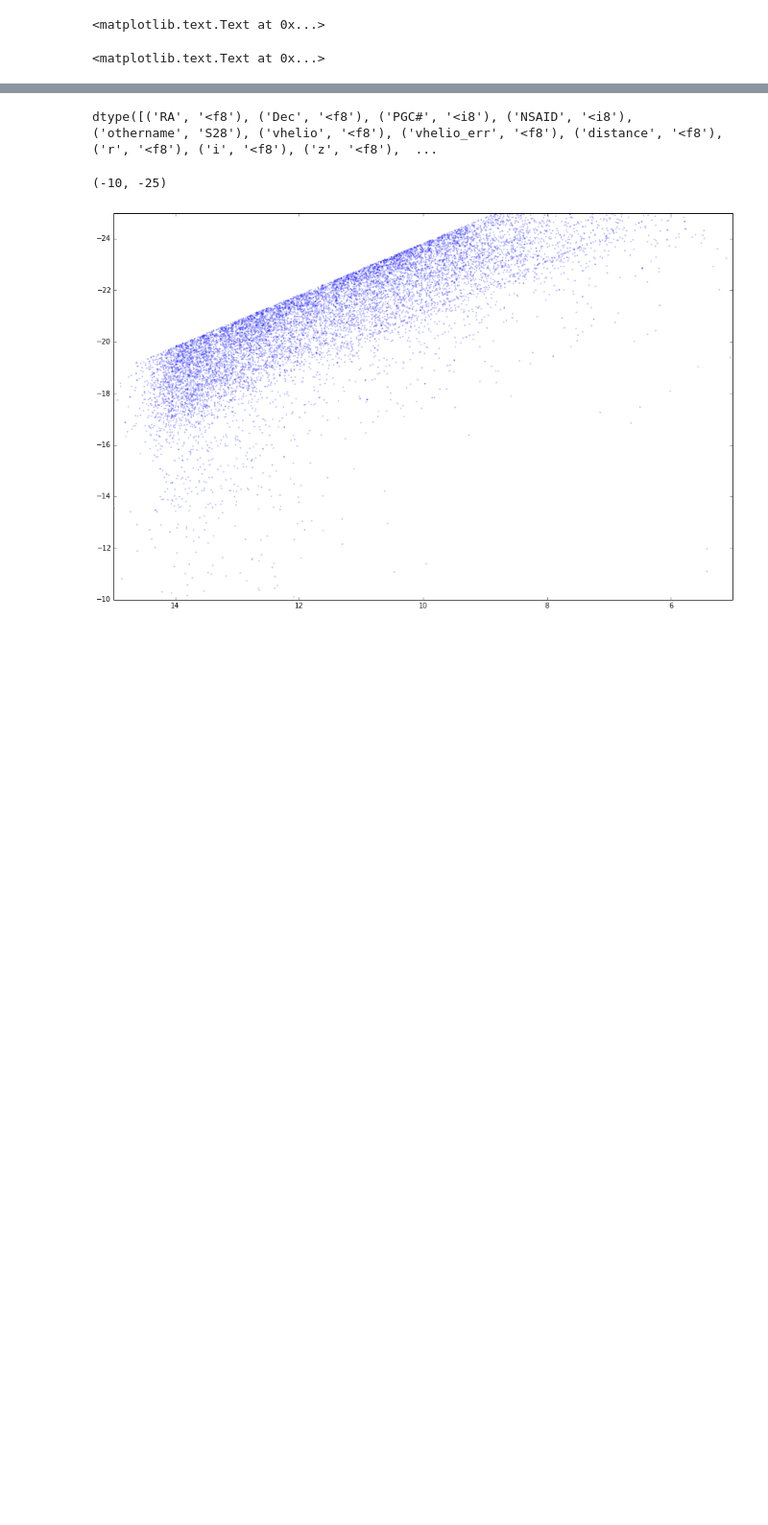
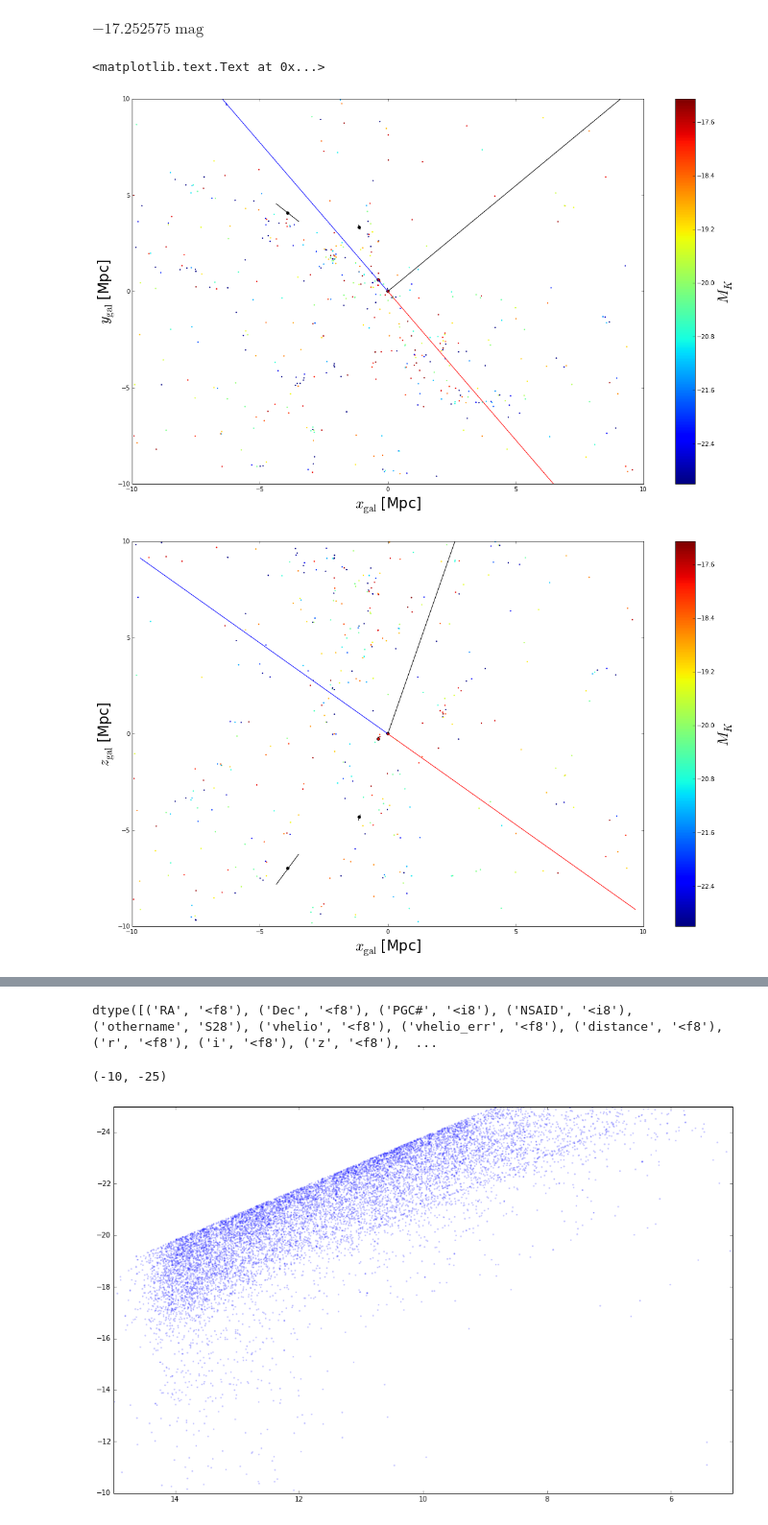
Before and after one commit to eteq/piscdwarfs_hst, a Jupyter notebook: Context.ipynb, the cells around one changed output, grey strips where cells are left out. Shown at 96% size. Cells and saved outputs as stored; diff of their text form; code cells hidden in the pictures; blank space fills up the shorter version.

```diff
--- a/Context.ipynb
+++ b/Context.ipynb
@@ -20,3 +21,11 @@ PiscB = SkyCoord('01h19m11.7s', '+11d7m18.22s', distance=Distance(distmod=np.arr
+# %%
+#distances from MCMC
+npz = np.load('PiscAB_distances.npz')
+piscA_dist = npz['piscA_dist_Mpc']*u.Mpc
+piscB_dist = npz['piscB_dist_Mpc']*u.Mpc
+
+PiscA = SkyCoord('00h14m46s', '+10d48m47.01s', distance=Distance(np.percentile(piscA_dist, [50, 10, 90]), u.Mpc))
+PiscB = SkyCoord('01h19m11.7s', '+11d7m18.22s', distance=Distance(np.percentile(piscB_dist, [50, 10, 90]), u.Mpc))
 # %%
 m31 = SkyCoord(SkyCoord.from_name('M31'), distance=750*u.kpc)
 # %%
@@ -35,6 +44,12 @@ mlsc = SkyCoord(mml['RA']*u.deg, mml['Dec']*u.deg, distance=Distance(mml['distan
 mlcart = mlsc.cartesian
 mlgcart = mlsc.galactic.cartesian
 Kabsm = mml['K'] - mlsc.distance.distmod
+# %%
+twomasslimit = 13.5*u.mag-Distance(2**0.5*10*u.Mpc).distmod
+mlgcomplmsk = Kabsm < twomasslimit.value
+twomasslimit
+# %% [output]
+$-17.252575 \; \mathrm{mag}$
 # %%
 %matplotlib osx
 
@@ -63,24 +79,52 @@ ax.set_zlabel(r'$z_{\rm gal}$ [Mpc]', fontsize=24)
 # %% [output]
 <matplotlib.text.Text at 0x...>
 # %%
-%matplotlib osx
+%matplotlib inline
 
-fig = plt.figure()
-ax = fig.add_subplot(111, projection='3d')
+rcParams['figure.figsize'] = (16, 10)
+rcParams['image.interpolation'] = 'none'
+rcParams['image.origin'] = 'lower'
 
-ax.scatter3D(mlgcart.x, mlgcart.y, mlgcart.z, edgecolor='none', c=Kabsm, s=5,vmin=-23, vmax=-12)
-#plt.colorbar().set_label('$M_K$', fontsize=24)
-ax.scatter3D(PiscA.galactic.cartesian.x[:1], PiscA.galactic.cartesian.y[:1], PiscA.galactic.cartesian.z[:1], color='k')
-ax.plot3D(PiscA.galactic.cartesian.x[1:], PiscA.galactic.cartesian.y[1:], PiscA.galactic.cartesian.z[1:], color='k')
-ax.scatter3D(PiscB.galactic.cartesian.x[:1], PiscB.galactic.cartesian.y[:1], PiscB.galactic.cartesian.z[:1], color='k')
-ax.plot3D(PiscB.galactic.cartesian.x[1:], PiscB.galactic.cartesian.y[1:], PiscB.galactic.cartesian.z[1:], color='k')
-ax.scatter3D([m31.galactic.cartesian.x.to(u.Mpc).value, 0], [m31.galactic.cartesian.y.to(u.Mpc).value, 0],c='r')
+mlgmsk = slice(None)
 
-ax.set_xlim(-10, 10)
-ax.set_ylim(-10, 10)
-ax.set_zlim(-10, 10)
-ax.set_xlabel(r'$x_{\rm gal}$ [Mpc]', fontsize=24)
-ax.set_ylabel(r'$y_{\rm gal}$ [Mpc]', fontsize=24)
-ax.set_zlabel(r'$z_{\rm gal}$ [Mpc]', fontsize=24)
+plt.scatter(mlgcart.x[mlgcomplmsk], mlgcart.y[mlgcomplmsk], edgecolor='none',
+            c=Kabsm[mlgcomplmsk], s=5,vmin=-23, vmax=twomasslimit.value)
+plt.colorbar().set_label('$M_K$', fontsize=24)
+plt.scatter(PiscA.galactic.cartesian.x[:1], PiscA.galactic.cartesian.y[:1], color='k')
+plt.plot(PiscA.galactic.cartesian.x[1:], PiscA.galactic.cartesian.y[1:], color='k')
+plt.scatter(PiscB.galactic.cartesian.x[:1], PiscB.galactic.cartesian.y[:1], color='k')
+plt.plot(PiscB.galactic.cartesian.x[1:], PiscB.galactic.cartesian.y[1:], color='k')
+plt.scatter([m31.galactic.cartesian.x.to(u.Mpc).value, 0], [m31.galactic.cartesian.y.to(u.Mpc).value, 0],c='r')
+
+plt.plot(local_void_sc.galactic.cartesian.x, local_void_sc.galactic.cartesian.y, color='k')
+plt.plot(north_sc.galactic.cartesian.x, north_sc.galactic.cartesian.y, color='b')
+plt.plot(south_sc.galactic.cartesian.x, south_sc.galactic.cartesian.y, color='r')
+
+plt.xlabel(r'$x_{\rm gal}$ [Mpc]', fontsize=24)
+plt.ylabel(r'$y_{\rm gal}$ [Mpc]', fontsize=24)
+plt.xlim(-10, 10)
+plt.ylim(-10, 10)
+plt.tight_layout()
+
+plt.figure()
+plt.scatter(mlgcart.x[mlgcomplmsk], mlgcart.z[mlgcomplmsk], edgecolor='none',
+            c=Kabsm[mlgcomplmsk], s=5,vmin=-23, vmax=twomasslimit.value)
+plt.colorbar().set_label('$M_K$', fontsize=24)
+plt.scatter(PiscA.galactic.cartesian.x[:1], PiscA.galactic.cartesian.z[:1], color='k')
+plt.plot(PiscA.galactic.cartesian.x[1:], PiscA.galactic.cartesian.z[1:], color='k')
+plt.scatter(PiscB.galactic.cartesian.x[:1], PiscB.galactic.cartesian.z[:1], color='k')
+plt.plot(PiscB.galactic.cartesian.x[1:], PiscB.galactic.cartesian.z[1:], color='k')
+plt.scatter([m31.galactic.cartesian.x.to(u.Mpc).value, 0], [m31.galactic.cartesian.z.to(u.Mpc).value, 0],c='r')
+
+plt.plot(local_void_sc.galactic.cartesian.z, local_void_sc.galactic.cartesian.y, color='k')
+plt.plot(north_sc.galactic.cartesian.x, north_sc.galactic.cartesian.z, color='b')
+plt.plot(south_sc.galactic.cartesian.x, south_sc.galactic.cartesian.z, color='r')
+
+plt.xlabel(r'$x_{\rm gal}$ [Mpc]', fontsize=24)
+plt.ylabel(r'$z_{\rm gal}$ [Mpc]', fontsize=24)
+plt.xlim(-10, 10)
+plt.ylim(-10, 10)
+plt.tight_layout()
 # %% [output]
-<matplotlib.text.Text at 0x...>
+[figure, added]
+[figure, added]
```
Also changed, not shown: parts of 4 cells of this notebook.
